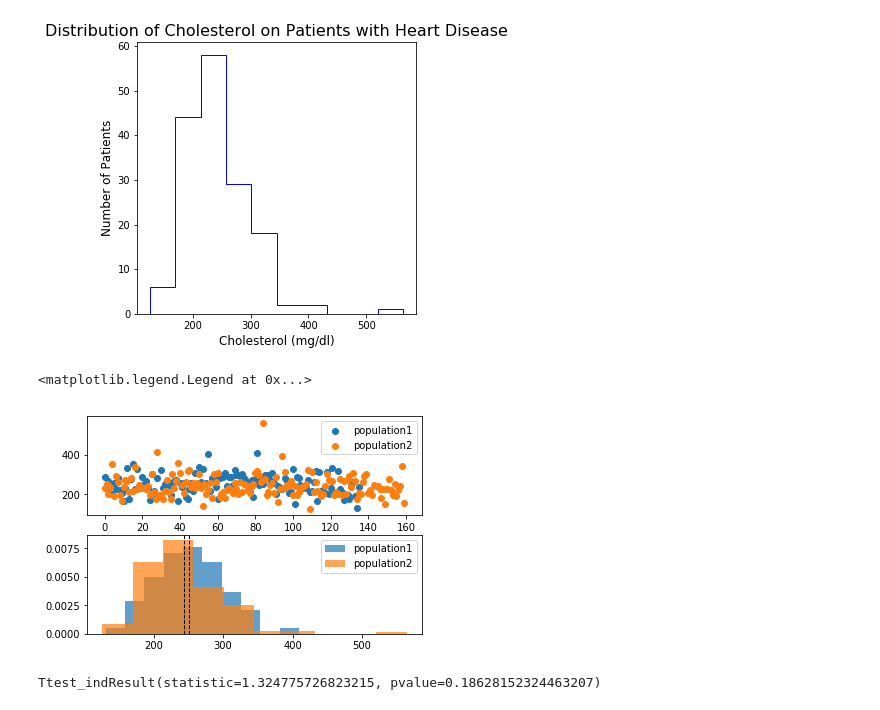
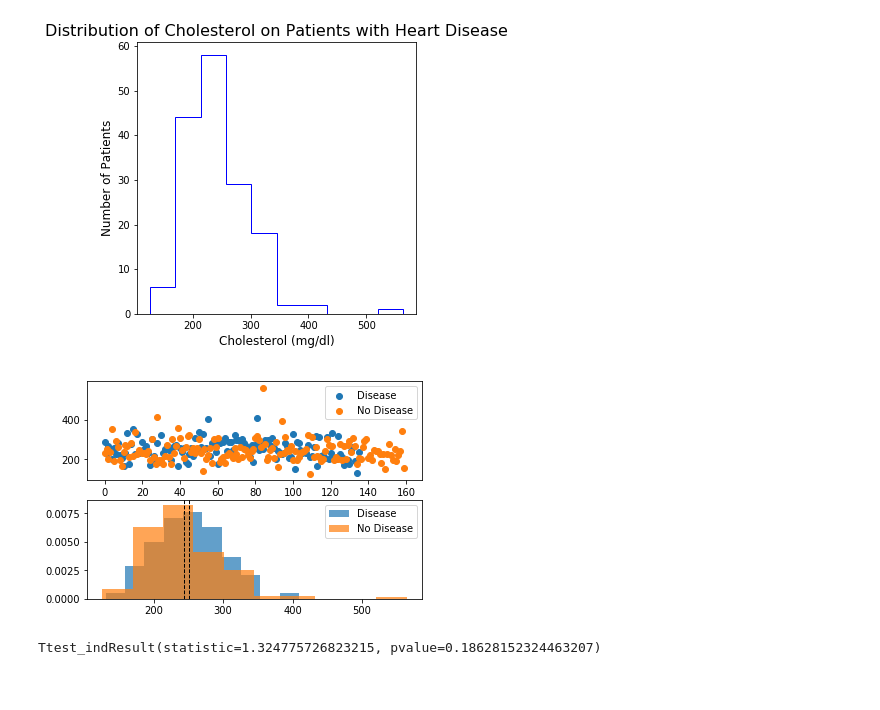
Before and after one commit to terrylashley/heart_project, a Jupyter notebook: heart_project_final.ipynb, the cells around one changed output. Drawn from its saved outputs; the diff is of its cells as text; code cells hidden in the pictures.

```diff
--- a/heart_project_final.ipynb
+++ b/heart_project_final.ipynb
@@ -332,26 +347,26 @@ Text(0.5,1,'Distribution of Cholesterol on Patients with Heart Disease')
 # %%
 # Generate data to test with
 population1 = disease_df['Cholesterol (mg/dl)']
 population2 = no_disease_df['Cholesterol (mg/dl)']
 
 #Scatter Plot of Data
 plt.subplot(2, 1, 1)
-plt.scatter(range(len(population1)), population1, label="population1")
-plt.scatter(range(len(population2)), population2, label="population2")
+plt.scatter(range(len(population1)), population1, label="Disease")
+plt.scatter(range(len(population2)), population2, label="No Disease")
 plt.legend()
+
 
 #Histogram Plot of Data
 plt.subplot(2, 1, 2)
-plt.hist(population1, 10, density=True, alpha=0.7, label="population1")
-plt.hist(population2, 10, density=True, alpha=0.7, label="population2")
+plt.hist(population1, 10, density=True, alpha=0.7, label="Disease")
+plt.hist(population2, 10, density=True, alpha=0.7, label="No Disease")
 plt.axvline(population1.mean(), color='k', linestyle='dashed', linewidth=1)
 plt.axvline(population2.mean(), color='k', linestyle='dashed', linewidth=1)
 plt.legend()
-
+plt.savefig("Output_file/ttesthistogram.png")
 #population1, population2
 # %% [output]
-<matplotlib.legend.Legend at 0x...>
-[figure, old version]
+[figure, new version]
 # %%
 # Note: Setting equal_var=False performs Welch's t-test which does
 # not assume equal population variance
```
Also changed, not shown: parts of 18 cells of this notebook, 12 other files.
